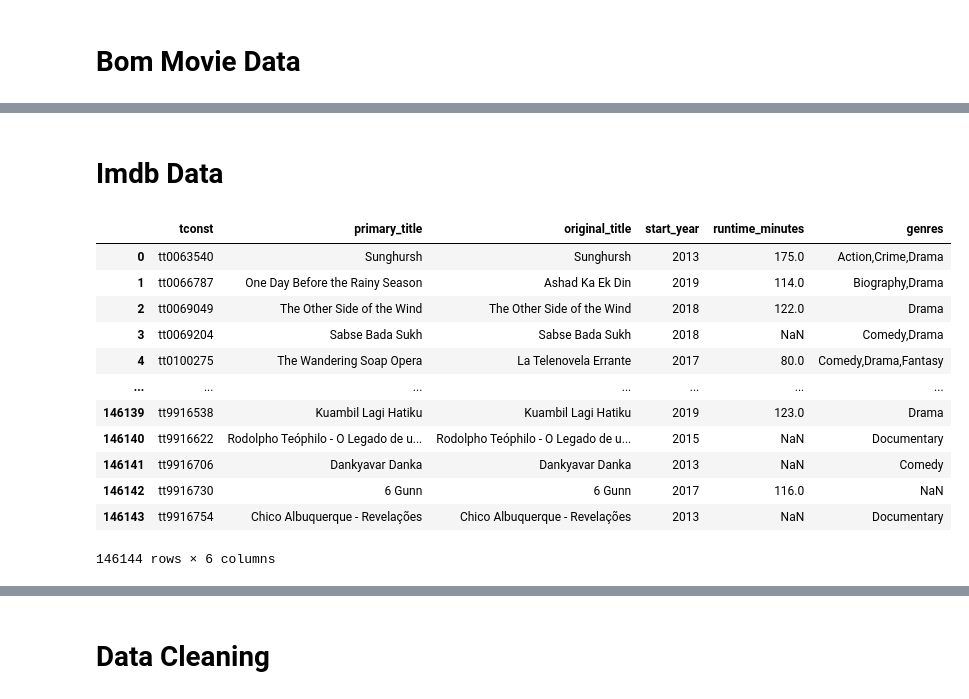
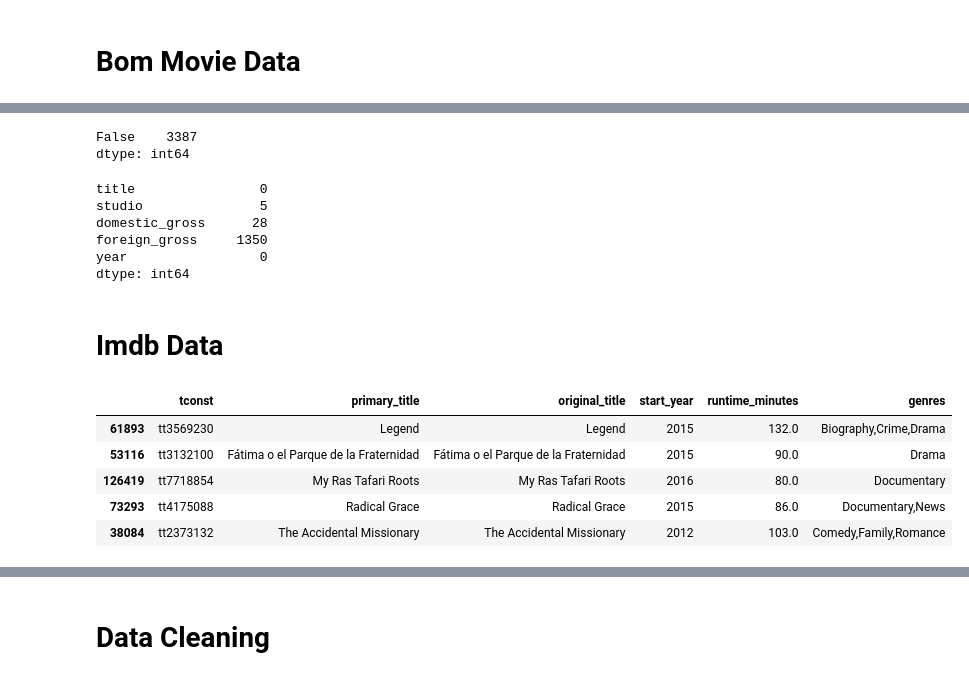
Before and after one commit to gt1719/Movie-Data-Analysis, a Jupyter notebook: movie_data_analysis.ipynb, the cells around one changed output, grey strips where cells are left out. Cells and saved outputs as stored; diff of their text form; code cells hidden in the pictures.

```diff
--- a/movie_data_analysis.ipynb
+++ b/movie_data_analysis.ipynb
@@ -127,19 +112,28 @@ Name: year, dtype: int64
+# %%
+# to check if there are any duplication
+df_bom_gross.duplicated().value_counts()
+# %% [output]
+False    3387
+dtype: int64
+# %%
+# NaN values in the datasets
+df_bom_gross.isna().sum()
+# %% [output]
+title                0
+studio               5
+domestic_gross      28
+foreign_gross     1350
+year                 0
+dtype: int64
 # %% [markdown]
 # Imdb Data
 # %%
 df_imdb_basics = pd.read_csv('data/imdb.title.basics.csv.gz')
-df_imdb_basics
+df_imdb_basics.sample(5)
 # %% [output]
 |  | tconst | primary_title | original_title | start_year | runtime_minutes | genres |
-| 0 | tt0063540 | Sunghursh | Sunghursh | 2013 | 175.0 | Action,Crime,Drama |
-| 1 | tt0066787 | One Day Before the Rainy Season | Ashad Ka Ek Din | 2019 | 114.0 | Biography,Drama |
-| 2 | tt0069049 | The Other Side of the Wind | The Other Side of the Wind | 2018 | 122.0 | Drama |
-| 3 | tt0069204 | Sabse Bada Sukh | Sabse Bada Sukh | 2018 | NaN | Comedy,Drama |
-| 4 | tt0100275 | The Wandering Soap Opera | La Telenovela Errante | 2017 | 80.0 | Comedy,Drama,Fantasy |
-| ... | ... | ... | ... | ... | ... | ... |
-| 146139 | tt9916538 | Kuambil Lagi Hatiku | Kuambil Lagi Hatiku | 2019 | 123.0 | Drama |
-| 146140 | tt9916622 | Rodolpho Teóphilo - O Legado de u... | Rodolpho Teóphilo - O Legado de u... | 2015 | NaN | Documentary |
-| 146141 | tt9916706 | Dankyavar Danka | Dankyavar Danka | 2013 | NaN | Comedy |
-| 146142 | tt9916730 | 6 Gunn | 6 Gunn | 2017 | 116.0 | NaN |
-| 146143 | tt9916754 | Chico Albuquerque - Revelações | Chico Albuquerque - Revelações | 2013 | NaN | Documentary |
+| 61893 | tt3569230 | Legend | Legend | 2015 | 132.0 | Biography,Crime,Drama |
+| 53116 | tt3132100 | Fátima o el Parque de la Fraternidad | Fátima o el Parque de la Fraternidad | 2015 | 90.0 | Drama |
+| 126419 | tt7718854 | My Ras Tafari Roots | My Ras Tafari Roots | 2016 | 80.0 | Documentary |
+| 73293 | tt4175088 | Radical Grace | Radical Grace | 2015 | 86.0 | Documentary,News |
+| 38084 | tt2373132 | The Accidental Missionary | The Accidental Missionary | 2012 | 103.0 | Comedy,Family,Romance |
-146144 rows × 6 columns
```
Also changed, not shown: parts of 55 cells of this notebook, 4 other files.
